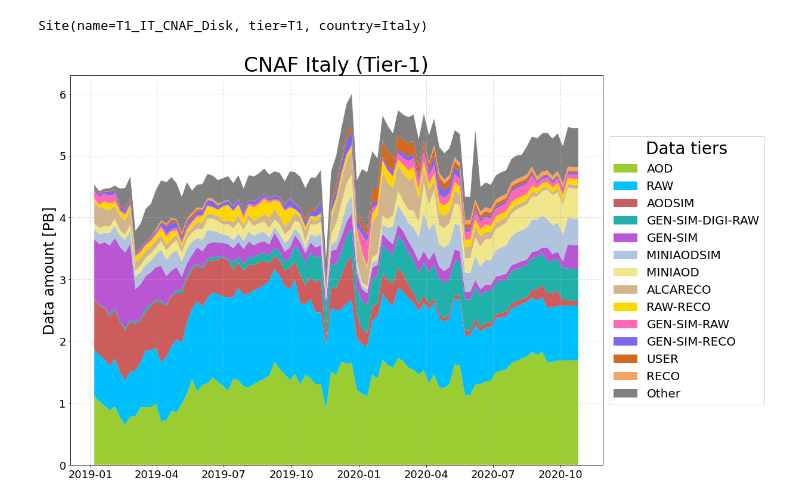
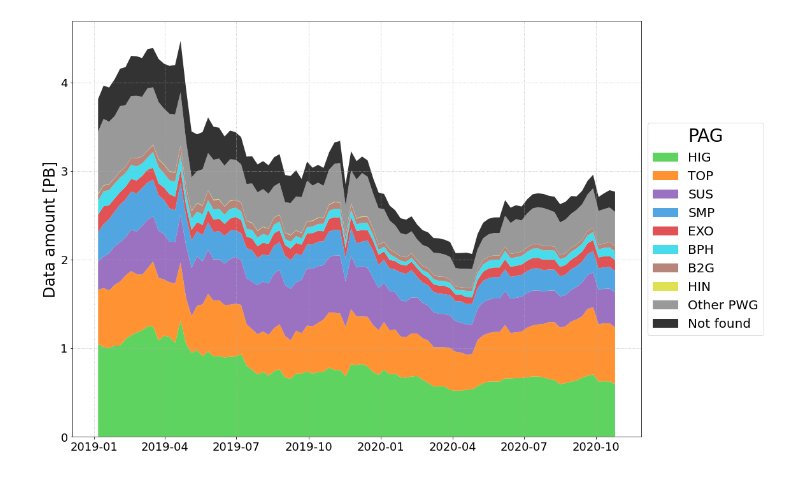
Before and after one commit to SimoneGasperini/cms-cmSim, a Jupyter notebook: notebooks/site_example.ipynb, the cells around one changed output. Cells and saved outputs as stored; diff of their text form; code cells hidden in the pictures.

```diff
--- a/notebooks/site_example.ipynb
+++ b/notebooks/site_example.ipynb
@@ -9,4 +9,5 @@ df = df.dropna()
 for word in ['BUNNIES', 'Commissioning', 'RelVal']:
     df = df[~df['dataset_name'].str.contains(word)]
 
-df.head(None)
+datatiers = ['AODSIM', 'MINIAODSIM', 'NANOAODSIM']
+df = df[df['tier'].isin(datatiers)]
@@ -26,0 +14,10 @@ df.head(None)
+# %%
+import json
+
+with open('../data/datasets_mcm_info.json') as file:
+    mcm_info = json.load(file)
+
+df['pwg'] = df['dataset_name'].apply(
+    lambda d: mcm_info[d]['pwg'] if d in mcm_info else 'None')
+
+df.head(None)
@@ -27,24 +38,16 @@ df.head(None)
 # %%
 from cmSim.site import Site
 
-site = Site.from_dataframe(df, name='T1_IT_CNAF_Disk')
-print(site)
+site = Site.from_dataframe(df, name='T1_US_FNAL_Disk')
-# %% [output]
-Site(name=T1_IT_CNAF_Disk, tier=T1, country=Italy)
 # %%
 import pylab as plt
 
-datatiers = ['RAW', 'RECO', 'RAW-RECO', 'GEN-SIM',
-             'GEN-SIM-RAW', 'GEN-SIM-RECO', 'ALCARECO',
-             'USER', 'GEN-SIM-DIGI-RAW',
-             'AOD', 'MINIAOD', 'AODSIM', 'MINIAODSIM']
 
 fig, ax = plt.subplots(figsize=(16, 12))
-site.plot_storage_history_by_datatier(
-    ax, datatiers=datatiers, date1='2019-01-01', date2='2020-10-31', freq='W')
-ax.set_title('CNAF Italy (Tier-1)', fontsize=34)
+site.plot_storage_history_by_pag(
+    ax, date1='2019-01-01', date2='2020-10-31', freq='W')
 fig.set_facecolor('white')
 
 plt.show()
 # %% [output]
-[figure, old version]
+[figure, new version]
```
Also changed, not shown: parts of 2 cells of this notebook, 2 other files.
